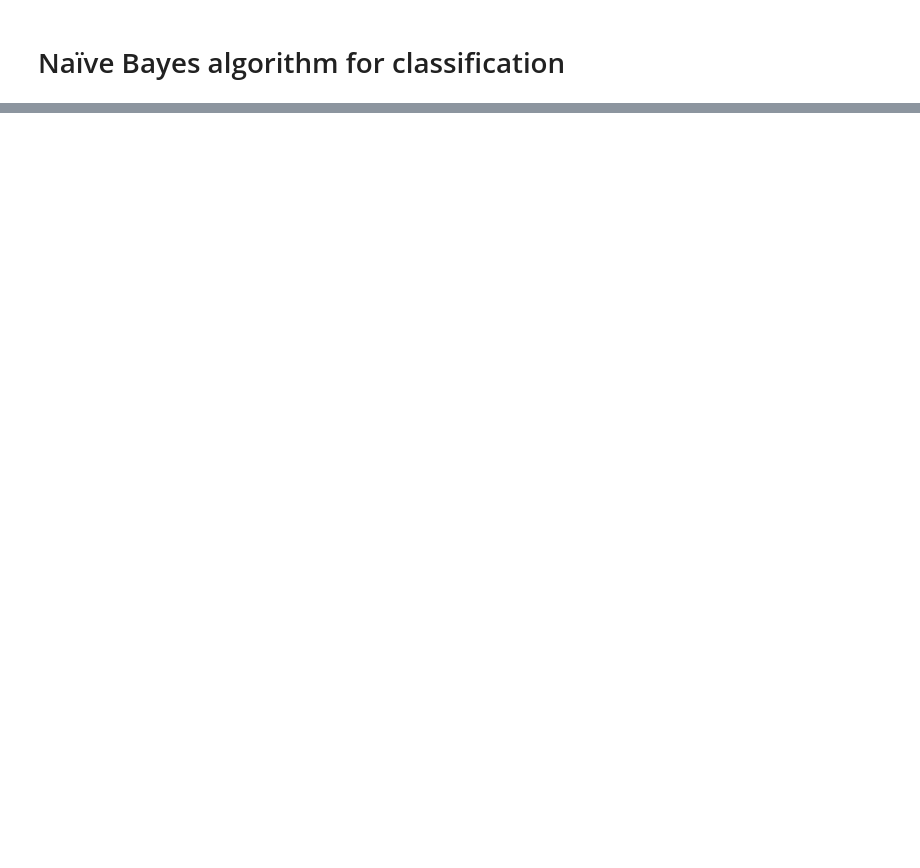
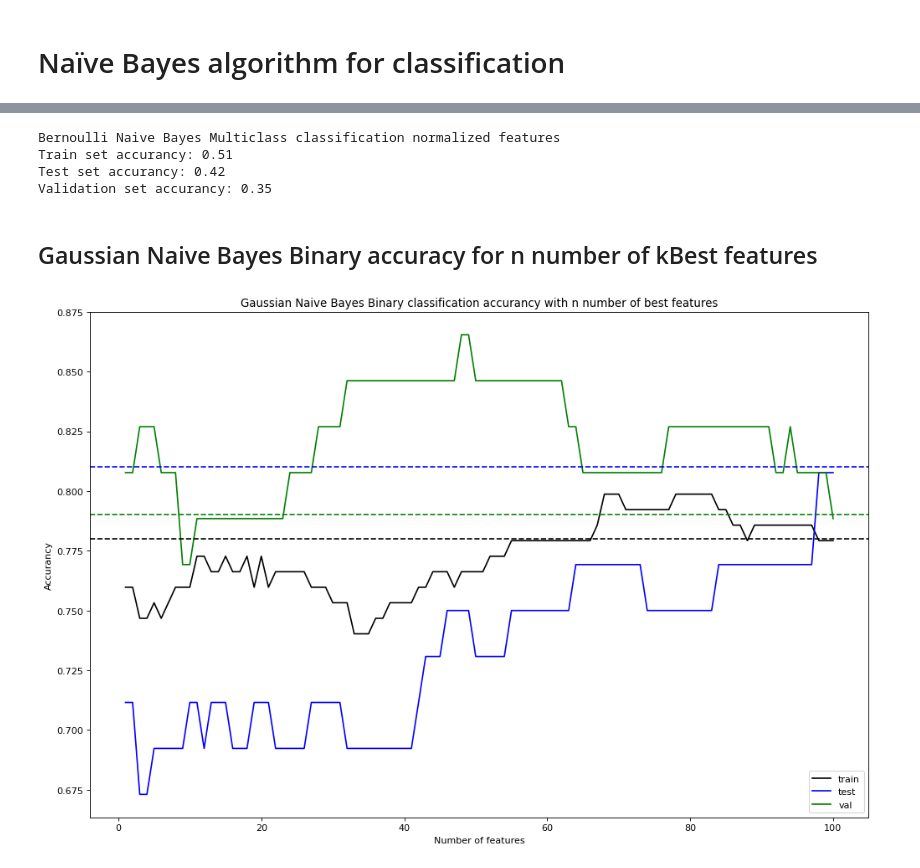
Before and after one commit to williwilliams3/TermProjectIML, a Jupyter notebook: naive_bayes.ipynb, the cells around one changed output, grey strips where cells are left out. Saved outputs shown, nothing was run; the diff lists cells and outputs as text; code cells hidden in the pictures; blank space fills up the shorter version.

```diff
--- a/naive_bayes.ipynb
+++ b/naive_bayes.ipynb
@@ -264,0 +225,8 @@ Validation set accurancy: 0.45
+# %%
+model = GaussianNB()
+model.fit(X_train_norm, y_train)
+
+print("Gaussian Naive Bayes Multiclass classification normalized features")
+print("Train set accurancy:", round(accuracy_score(y_train, model.predict(X_train_norm)),2))
+print("Test set accurancy:", round(accuracy_score(y_test, model.predict(X_test_norm)),2))
+print("Validation set accurancy:", round(accuracy_score(y_val, model.predict(X_val_norm)), 2))
@@ -264,0 +255,71 @@ Validation set accurancy: 0.45
+# %%
+model = BernoulliNB()
+model.fit(X_train_norm, y_train)
+
+print("Bernoulli Naive Bayes Multiclass classification normalized features")
+print("Train set accurancy:", round(accuracy_score(y_train, model.predict(X_train_norm)),2))
+print("Test set accurancy:", round(accuracy_score(y_test, model.predict(X_test_norm)),2))
+print("Validation set accurancy:", round(accuracy_score(y_val, model.predict(X_val_norm)), 2))
+# %% [output]
+Bernoulli Naive Bayes Multiclass classification normalized features
+Train set accurancy: 0.51
+Test set accurancy: 0.42
+Validation set accurancy: 0.35
+# %% [markdown]
+## Gaussian Naive Bayes Binary accuracy for n number of kBest features
+# %%
+# Define X and y for full dataset
+X_npf = npf_train.iloc[:,2:]
+y_npf_bin = npf_train["class2"]
+X_npf = normalize_0to1(X_npf)
+
+len_cols = len(X_train_norm.columns)+1
+
+acc_train = []
+acc_test = []
+acc_val = []
+
+for i in range(1, len_cols):
+
+    # Train filter with full dataset. Find i number of best col names.
+    bestFeatureCols = find_n_best_feature(X_npf, y_npf_bin, i)
+
+    # Filter train, val and test set with bestFeaturesFilter
+    X_train_i = X_train[bestFeatureCols]
+    X_val_i = X_val[bestFeatureCols]
+    X_test_i = X_test[bestFeatureCols]
+
+    #X_val_i = bestFeaturesFilter.fit_transform(X_val_norm, y_val)
+    #X_test_i = bestFeaturesFilter.fit_transform(X_test_norm, y_test)
+
+
+    # Train Gaussian Naive Bayes model
+    model = GaussianNB()
+    model.fit(X_train_i, y_train_bin)
+
+    # Save accurancy to list
+    acc_train.append(accuracy_score(y_train_bin, model.predict(X_train_i)))
+    acc_test.append(accuracy_score(y_test_bin, model.predict(X_test_i)))
+    acc_val.append(accuracy_score(y_val_bin, model.predict(X_val_i)))
+
+# Plot the results
+figure(num=None, figsize=(15, 10), dpi=80, facecolor='w', edgecolor='k')
+x = range(1, len_cols)
+plt.plot(x, acc_train, color="black")
+plt.plot(x, acc_test, color="blue")
+plt.plot(x, acc_val, color="green")
+
+#Train set accurancy: 0.78
+#Test set accurancy: 0.81
+#Validation set accurancy: 0.79
+
+plt.axhline(y=0.78, color='black', linestyle='--')
+plt.axhline(y=0.81, color='blue', linestyle='--')
+plt.axhline(y=0.79, color='green', linestyle='--')
+plt.title('Gaussian Naive Bayes Binary classification accurancy with n number of best features')
+plt.xlabel('Number of features')
+plt.ylabel('Accurancy')
+plt.legend(["train", "test", "val"], loc ="lower right")
+plt.show()
+# %% [output]
+[figure, added]
```
Also changed, not shown: parts of 42 cells of this notebook.
